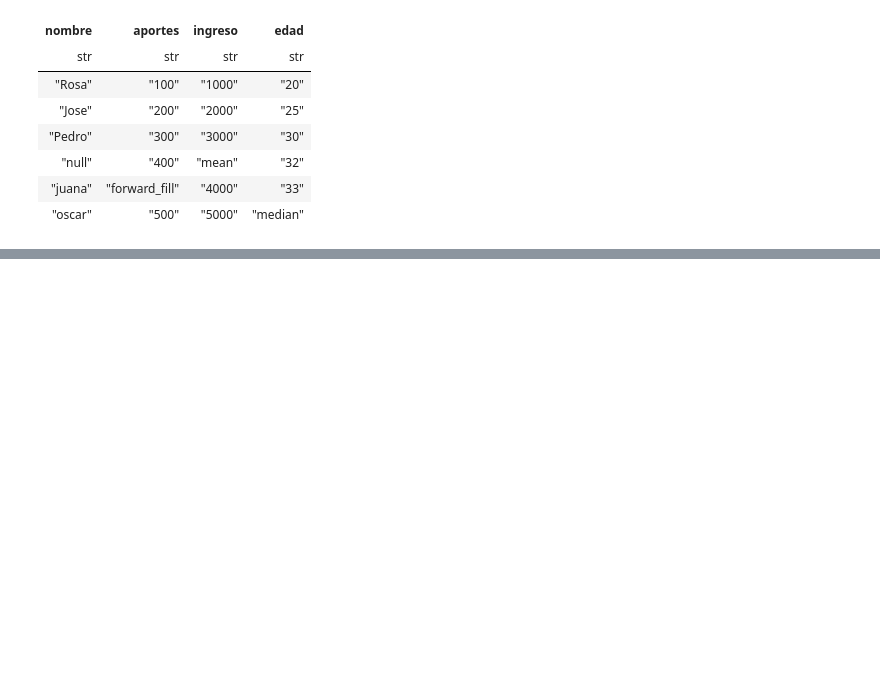
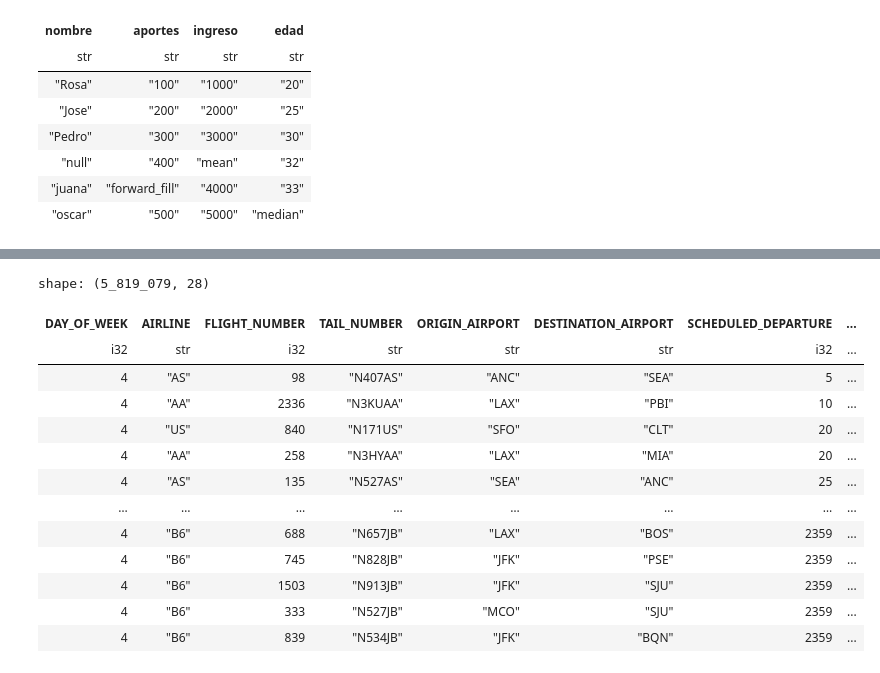
Before and after one commit to Viny2030/polars, a Jupyter notebook: IIThe_Polar_Express_Cheatsheet___polars_🐻_.ipynb, the cells around one changed output, grey strips where cells are left out. Saved outputs shown, nothing was run; the diff lists cells and outputs as text; code cells hidden in the pictures; blank space fills up the shorter version.

```diff
--- a/IIThe_Polar_Express_Cheatsheet___polars_🐻_.ipynb
+++ b/IIThe_Polar_Express_Cheatsheet___polars_🐻_.ipynb
@@ -718,0 +932,17 @@ for column in df5.columns:
+# %%
+vuelos_lf.drop('YEAR','MONTH','DAY').collect()  ## eliminar las columnas con .drop
+# %% [output]
+shape: (5_819_079, 28)
+| DAY_OF_WEEK | AIRLINE | FLIGHT_NUMBER | TAIL_NUMBER | ORIGIN_AIRPORT | DESTINATION_AIRPORT | SCHEDULED_DEPARTURE | ... |
+| i32 | str | i32 | str | str | str | i32 | ... |
+| 4 | "AS" | 98 | "N407AS" | "ANC" | "SEA" | 5 | ... |
+| 4 | "AA" | 2336 | "N3KUAA" | "LAX" | "PBI" | 10 | ... |
+| 4 | "US" | 840 | "N171US" | "SFO" | "CLT" | 20 | ... |
+| 4 | "AA" | 258 | "N3HYAA" | "LAX" | "MIA" | 20 | ... |
+| 4 | "AS" | 135 | "N527AS" | "SEA" | "ANC" | 25 | ... |
+| … | … | … | … | … | … | … | ... |
+| 4 | "B6" | 688 | "N657JB" | "LAX" | "BOS" | 2359 | ... |
+| 4 | "B6" | 745 | "N828JB" | "JFK" | "PSE" | 2359 | ... |
+| 4 | "B6" | 1503 | "N913JB" | "JFK" | "SJU" | 2359 | ... |
+| 4 | "B6" | 333 | "N527JB" | "MCO" | "SJU" | 2359 | ... |
+| 4 | "B6" | 839 | "N534JB" | "JFK" | "BQN" | 2359 | ... |
```
Also changed, not shown: parts of 30 cells of this notebook.
